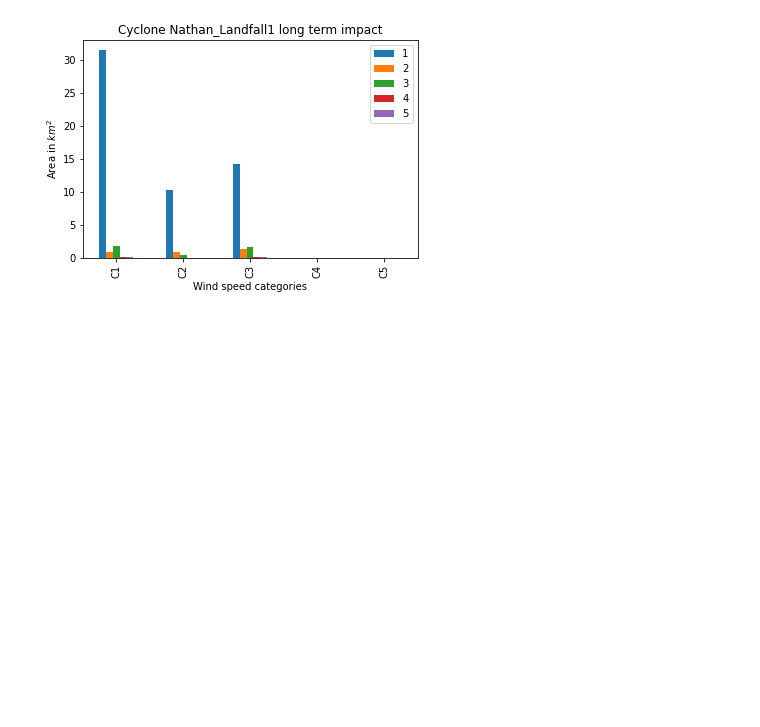
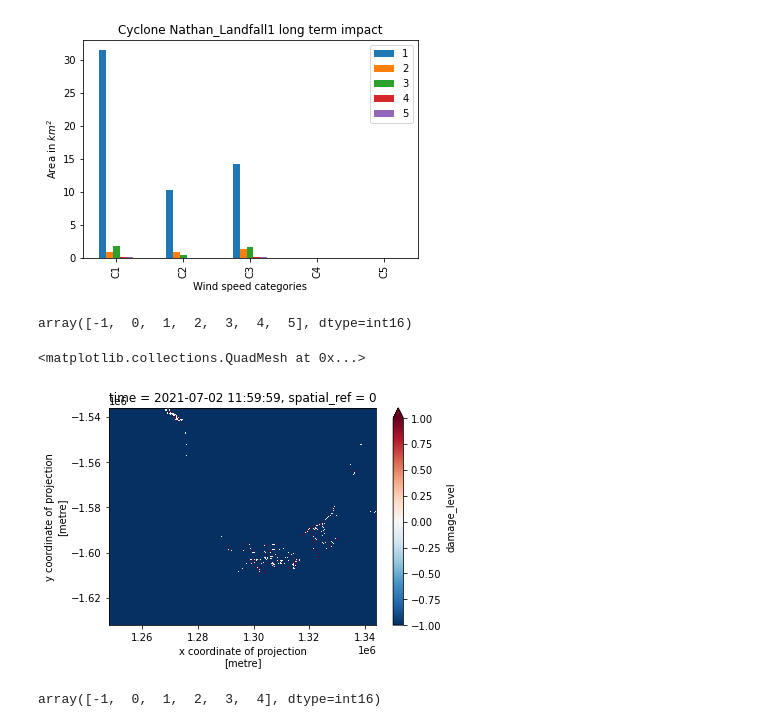
Before and after one commit to christopherowers/TC_mangroves, a Jupyter notebook: Cyclone_damage.ipynb, the cells around one changed output. Saved outputs shown, nothing was run; the diff lists cells and outputs as text; code cells hidden in the pictures; blank space fills up the shorter version.

```diff
--- a/Cyclone_damage.ipynb
+++ b/Cyclone_damage.ipynb
@@ -231,3 +231,16 @@ figure_a.set_xlabel('Wind speed categories')
 # %% [output]
 Text(0.5, 0, 'Wind speed categories')
 [figure]
+# %%
+nc_path = './Nathan_Landfall1/Nathan_Landfall1_124_-163_all.nc'
+# Open into an xarray.DataArray
+nc_da = rioxarray.open_rasterio(nc_path)
+# %%
+np.unique(nc_da.data)
+# %% [output]
+array([-1,  0,  1,  2,  3,  4,  5], dtype=int16)
+# %%
+nc_da.plot(vmin=-1)
+# %% [output]
+<matplotlib.collections.QuadMesh at 0x...>
+[figure, added]
@@ -233,0 +251,4 @@ Text(0.5, 0, 'Wind speed categories')
+# %%
+np.unique(nc_da.data)
+# %% [output]
+array([-1,  0,  1,  2,  3,  4], dtype=int16)
```
Also changed, not shown: parts of 3 cells of this notebook, 1 other file.
